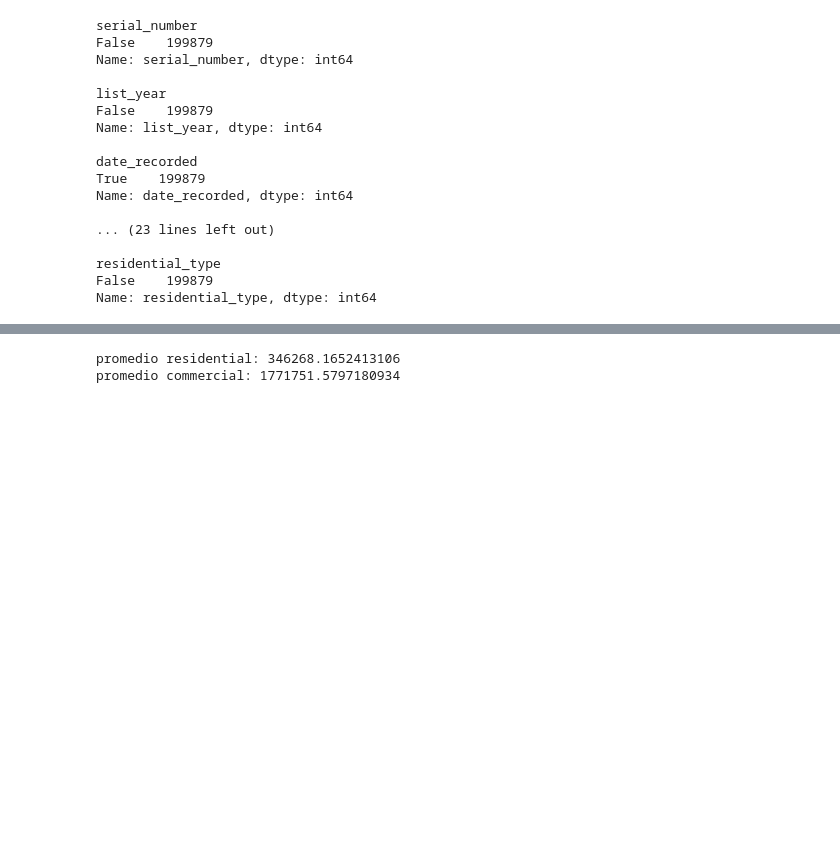
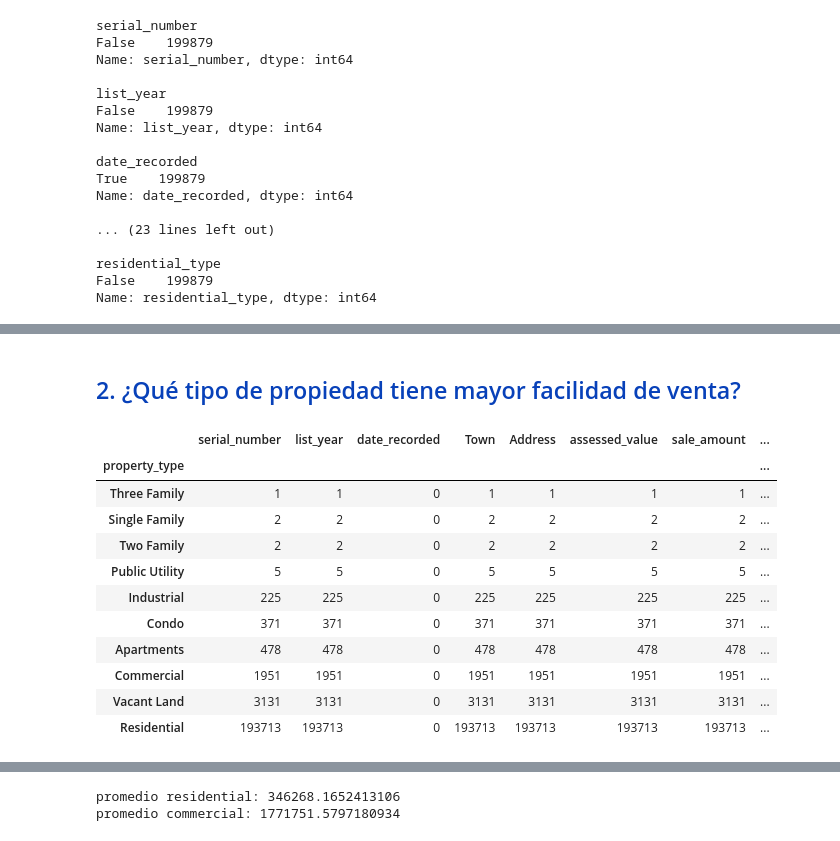
Before and after one commit to Christian21ago/Analisis_de_Datos_Proyecto, a Jupyter notebook: Data Analysis - Proyecto Final.ipynb, the cells around one changed output, grey strips where cells are left out. Drawn from its saved outputs; the diff is of its cells as text; code cells hidden in the pictures; blank space fills up the shorter version.

```diff
--- a/Data Analysis - Proyecto Final.ipynb
+++ b/Data Analysis - Proyecto Final.ipynb
@@ -280,0 +342,20 @@ Name: sale_amount, dtype: float64
+# %% [markdown]
+<h2 Style='color: #0841B9'> 2. ¿Qué tipo de propiedad tiene mayor facilidad de venta?</h2>
+# %%
+g2= df_rss.groupby(["property_type"]).count()
+g2= g2.iloc[:10]
+g2=g2.sort_values("sales_ratio", ascending= True)
+g2
+# %% [output]
+|  | serial_number | list_year | date_recorded | Town | Address | assessed_value | sale_amount | ... |
+| property_type |  |  |  |  |  |  |  | ... |
+| Three Family | 1 | 1 | 0 | 1 | 1 | 1 | 1 | ... |
+| Single Family | 2 | 2 | 0 | 2 | 2 | 2 | 2 | ... |
+| Two Family | 2 | 2 | 0 | 2 | 2 | 2 | 2 | ... |
+| Public Utility | 5 | 5 | 0 | 5 | 5 | 5 | 5 | ... |
+| Industrial | 225 | 225 | 0 | 225 | 225 | 225 | 225 | ... |
+| Condo | 371 | 371 | 0 | 371 | 371 | 371 | 371 | ... |
+| Apartments | 478 | 478 | 0 | 478 | 478 | 478 | 478 | ... |
+| Commercial | 1951 | 1951 | 0 | 1951 | 1951 | 1951 | 1951 | ... |
+| Vacant Land | 3131 | 3131 | 0 | 3131 | 3131 | 3131 | 3131 | ... |
+| Residential | 193713 | 193713 | 0 | 193713 | 193713 | 193713 | 193713 | ... |
```
Also changed, not shown: parts of 33 cells of this notebook.
